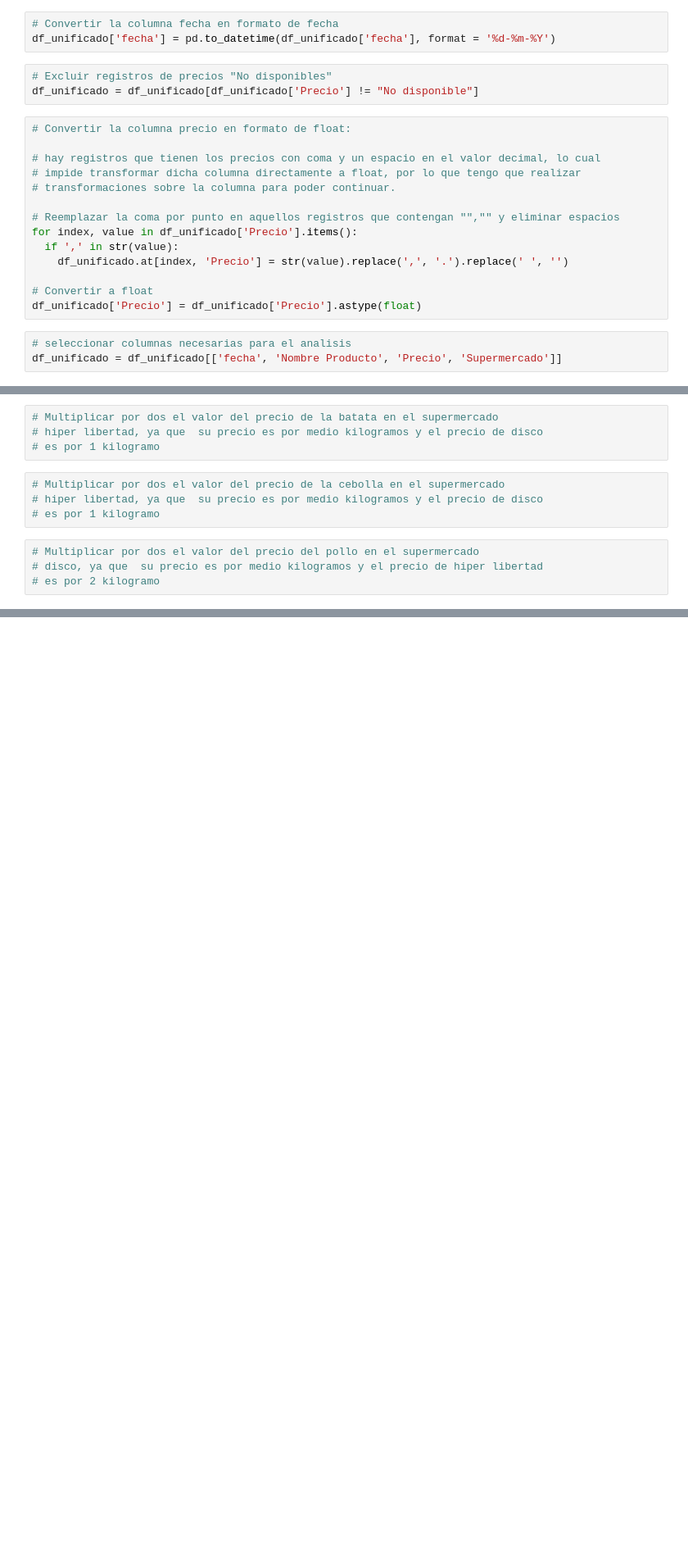
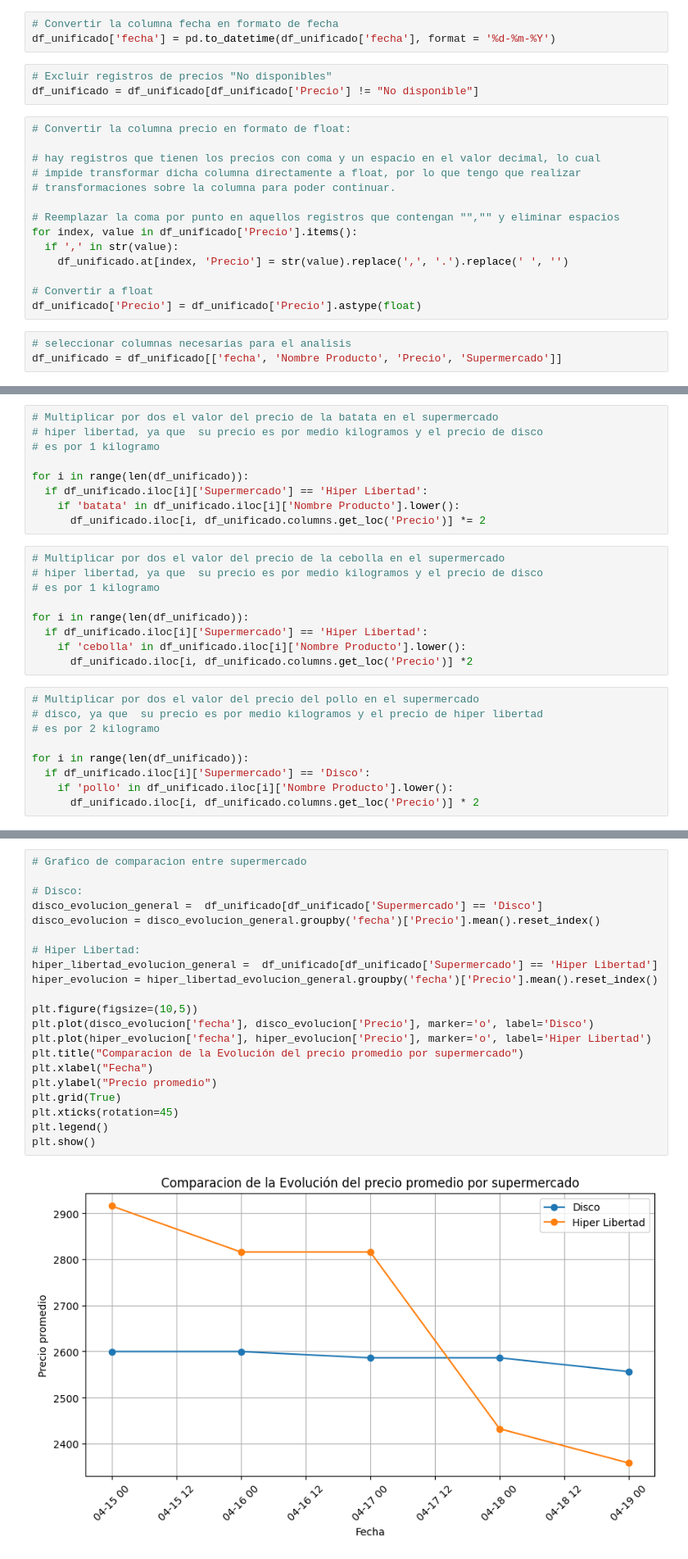
Before and after one commit to manuelpalomeque/Web-Scraper-canasta-basica, a Jupyter notebook: notebooks/01_EDA_WS.ipynb, the cells around one changed output, grey strips where cells are left out. Shown at 82% size. Drawn from its saved outputs; the diff is of its cells as text; blank space fills up the shorter version.

```diff
--- a/notebooks/01_EDA_WS.ipynb
+++ b/notebooks/01_EDA_WS.ipynb
@@ -136,11 +167,26 @@ memory usage: 10.8+ KB
 # Multiplicar por dos el valor del precio de la batata en el supermercado
 # hiper libertad, ya que  su precio es por medio kilogramos y el precio de disco
 # es por 1 kilogramo
+
+for i in range(len(df_unificado)):
+  if df_unificado.iloc[i]['Supermercado'] == 'Hiper Libertad':
+    if 'batata' in df_unificado.iloc[i]['Nombre Producto'].lower():
+      df_unificado.iloc[i, df_unificado.columns.get_loc('Precio')] *= 2
 # %%
 # Multiplicar por dos el valor del precio de la cebolla en el supermercado
 # hiper libertad, ya que  su precio es por medio kilogramos y el precio de disco
 # es por 1 kilogramo
+
+for i in range(len(df_unificado)):
+  if df_unificado.iloc[i]['Supermercado'] == 'Hiper Libertad':
+    if 'cebolla' in df_unificado.iloc[i]['Nombre Producto'].lower():
+      df_unificado.iloc[i, df_unificado.columns.get_loc('Precio')] *2
 # %%
 # Multiplicar por dos el valor del precio del pollo en el supermercado
 # disco, ya que  su precio es por medio kilogramos y el precio de hiper libertad
 # es por 2 kilogramo
+
+for i in range(len(df_unificado)):
+  if df_unificado.iloc[i]['Supermercado'] == 'Disco':
+    if 'pollo' in df_unificado.iloc[i]['Nombre Producto'].lower():
+      df_unificado.iloc[i, df_unificado.columns.get_loc('Precio')] * 2
@@ -146,0 +255,23 @@ memory usage: 10.8+ KB
+# %%
+# Grafico de comparacion entre supermercado
+
+# Disco:
+disco_evolucion_general =  df_unificado[df_unificado['Supermercado'] == 'Disco']
+disco_evolucion = disco_evolucion_general.groupby('fecha')['Precio'].mean().reset_index()
+
+# Hiper Libertad:
+hiper_libertad_evolucion_general =  df_unificado[df_unificado['Supermercado'] == 'Hiper Libertad']
+hiper_evolucion = hiper_libertad_evolucion_general.groupby('fecha')['Precio'].mean().reset_index()
+
+plt.figure(figsize=(10,5))
+plt.plot(disco_evolucion['fecha'], disco_evolucion['Precio'], marker='o', label='Disco')
+plt.plot(hiper_evolucion['fecha'], hiper_evolucion['Precio'], marker='o', label='Hiper Libertad')
+plt.title("Comparacion de la Evolución del precio promedio por supermercado")
+plt.xlabel("Fecha")
+plt.ylabel("Precio promedio")
+plt.grid(True)
+plt.xticks(rotation=45)
+plt.legend()
+plt.show()
+# %% [output]
+[figure, added]
```
Also changed, not shown: parts of 31 cells of this notebook.
